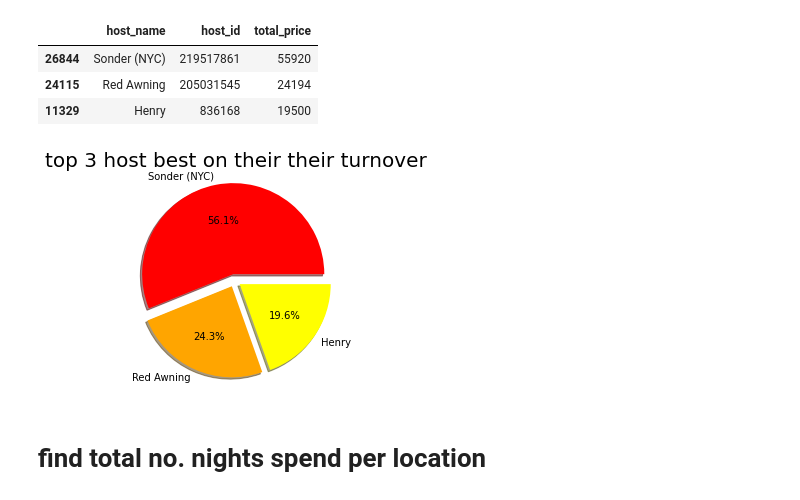
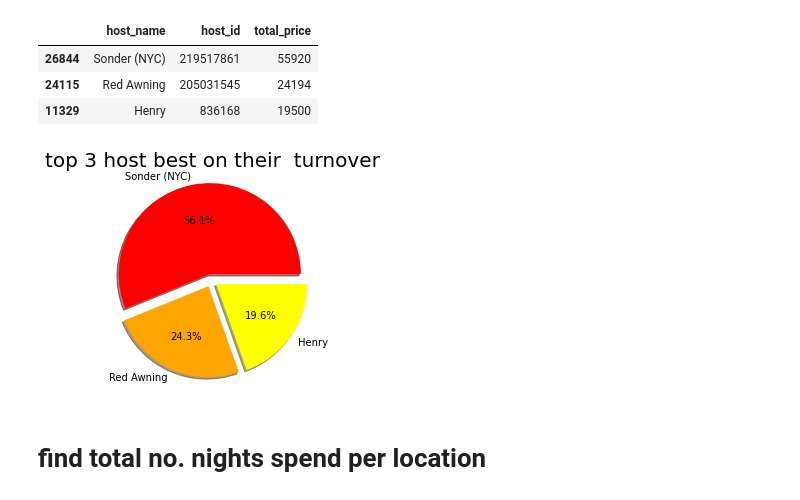
Before and after one commit to suloymandal9/Airbnb--data--analysis, a Jupyter notebook: airbnb.ipynb, the cells around one changed output. Drawn from its saved outputs; the diff is of its cells as text; code cells hidden in the pictures.

```diff
--- a/airbnb.ipynb
+++ b/airbnb.ipynb
@@ -157,11 +157,11 @@ explode = (0.07, 0.07, 0.07)
 # %%
 #creating pie chart
 plt.pie(sizes,explode=explode,labels=labels,colors=colors,autopct='%1.1f%%',shadow=True)
-plt.title('top 3 host best on their their turnover', fontsize=20)
+plt.title('top 3 host best on their  turnover', fontsize=20)
 plt.axis("equal")
 plt.show()
 # %% [output]
-[figure, old version]
+[figure, new version]
 # %% [markdown]
 # find total no. nights spend per location
 # %%
```
Also changed, not shown: parts of 3 cells of this notebook.
